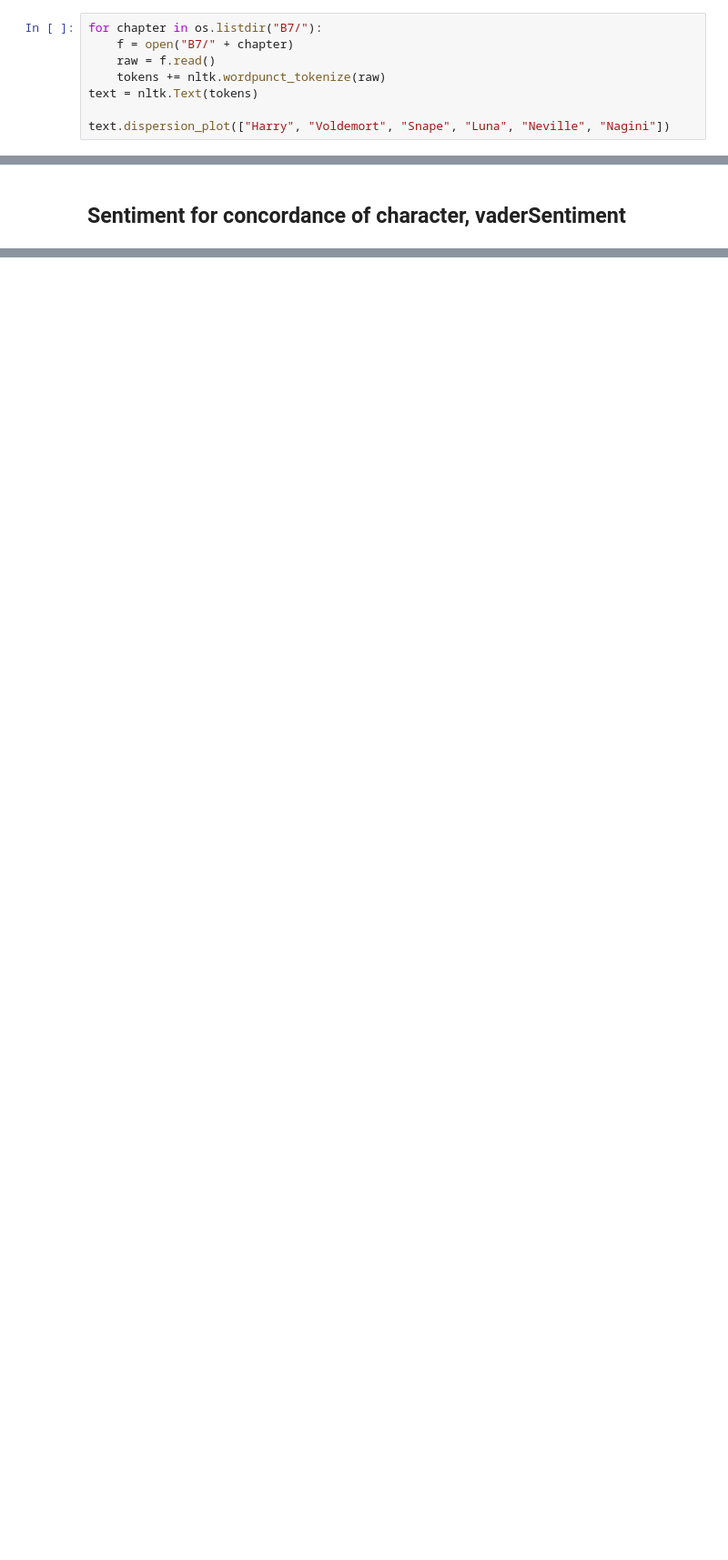
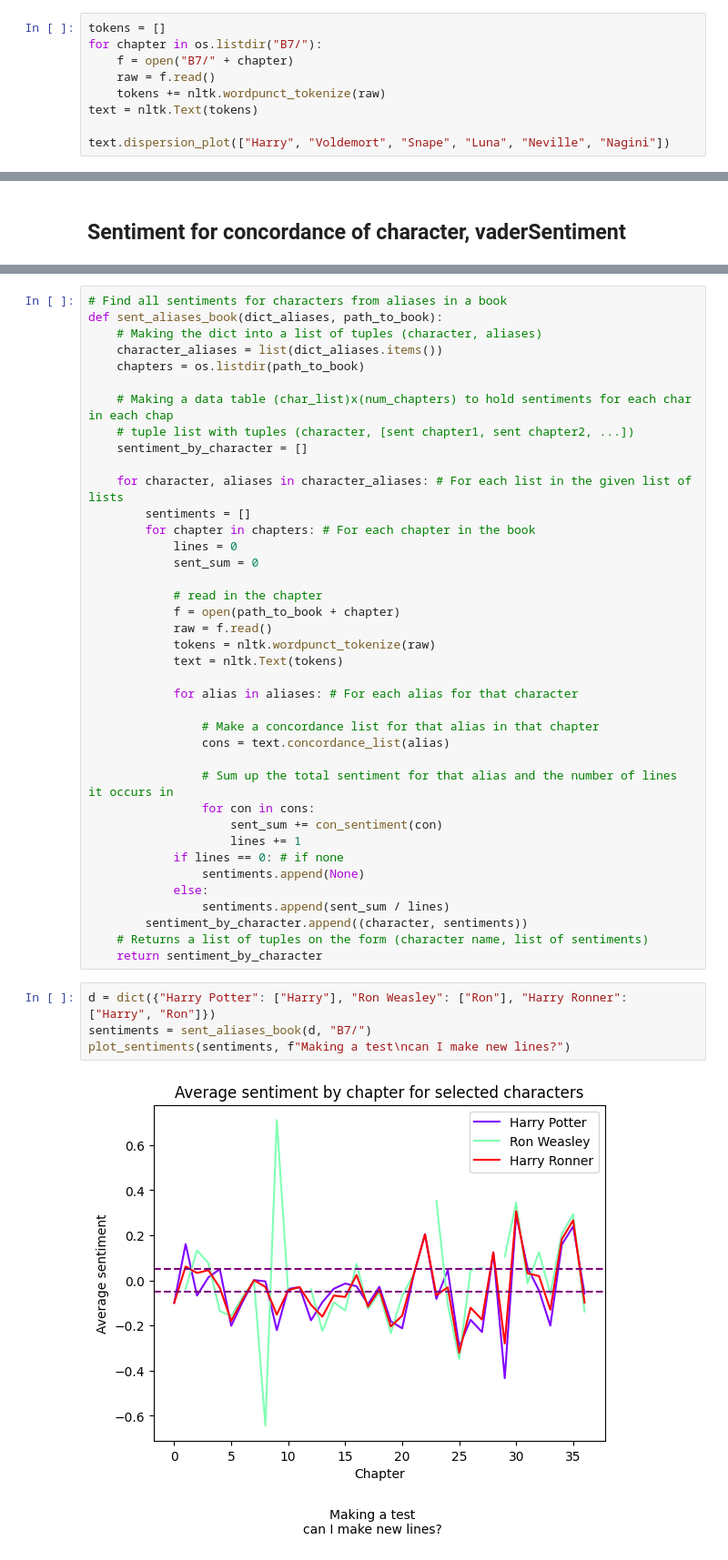
Before and after one commit to pete414n/02805SG, a Jupyter notebook: project/Text.ipynb, the cells around one changed output, grey strips where cells are left out. Shown at 91% size. Drawn from its saved outputs; the diff is of its cells as text; blank space fills up the shorter version.

Commit message:
added functions for finding sentiments from lists and dictionary, and plotting

```diff
--- a/project/Text.ipynb
+++ b/project/Text.ipynb
@@ -21,6 +24,7 @@ from fa2 import ForceAtlas2
 # Sentiment Analysis
 >We want to be able to analyse the sentiment of a character throughout the books. Our idea for achieving this is to use concordance from nltk with the character name, this way we will get all of the context surrounding a character. For each of these occurrences we can compute the sentiment for the context, and use that sentiment as a representative for the character. This could be done on occurence basis, but since we are expecting to have many occurences how harry, and fewer for other main characters, and even less for the remaining characters, this would require additional steps to normalize the results.
 # %%
+tokens = []
 for chapter in os.listdir("B7/"):
     f = open("B7/" + chapter)
     raw = f.read()
@@ -226,0 +267,45 @@ plt.show()
+# %%
+# Find all sentiments for characters from aliases in a book
+def sent_aliases_book(dict_aliases, path_to_book):
+    # Making the dict into a list of tuples (character, aliases)
+    character_aliases = list(dict_aliases.items())
+    chapters = os.listdir(path_to_book)
+
+    # Making a data table (char_list)x(num_chapters) to hold sentiments for each char in each chap
+    # tuple list with tuples (character, [sent chapter1, sent chapter2, ...])
+    sentiment_by_character = []
+
+    for character, aliases in character_aliases: # For each list in the given list of lists
+        sentiments = []
+        for chapter in chapters: # For each chapter in the book
+            lines = 0
+            sent_sum = 0
+
+            # read in the chapter
+            f = open(path_to_book + chapter)
+            raw = f.read()
+            tokens = nltk.wordpunct_tokenize(raw)
+            text = nltk.Text(tokens)
+
+            for alias in aliases: # For each alias for that character
+
+                # Make a concordance list for that alias in that chapter
+                cons = text.concordance_list(alias)
+
+                # Sum up the total sentiment for that alias and the number of lines it occurs in
+                for con in cons:
+                    sent_sum += con_sentiment(con)
+                    lines += 1
+            if lines == 0: # if none
+                sentiments.append(None)
+            else:
+                sentiments.append(sent_sum / lines)
+        sentiment_by_character.append((character, sentiments))
+    # Returns a list of tuples on the form (character name, list of sentiments)
+    return sentiment_by_character
+# %%
+d = dict({"Harry Potter": ["Harry"], "Ron Weasley": ["Ron"], "Harry Ronner": ["Harry", "Ron"]})
+sentiments = sent_aliases_book(d, "B7/")
+plot_sentiments(sentiments, f"Making a test\ncan I make new lines?")
+# %% [output]
+[figure, added]
```
Also changed, not shown: parts of 8 cells of this notebook.
